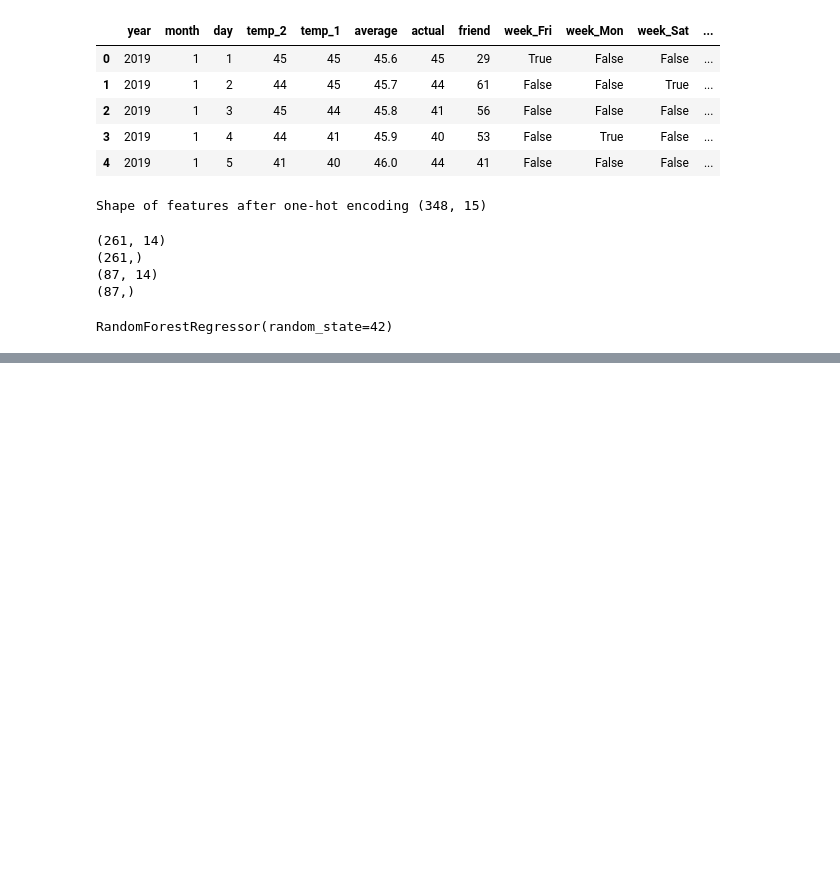
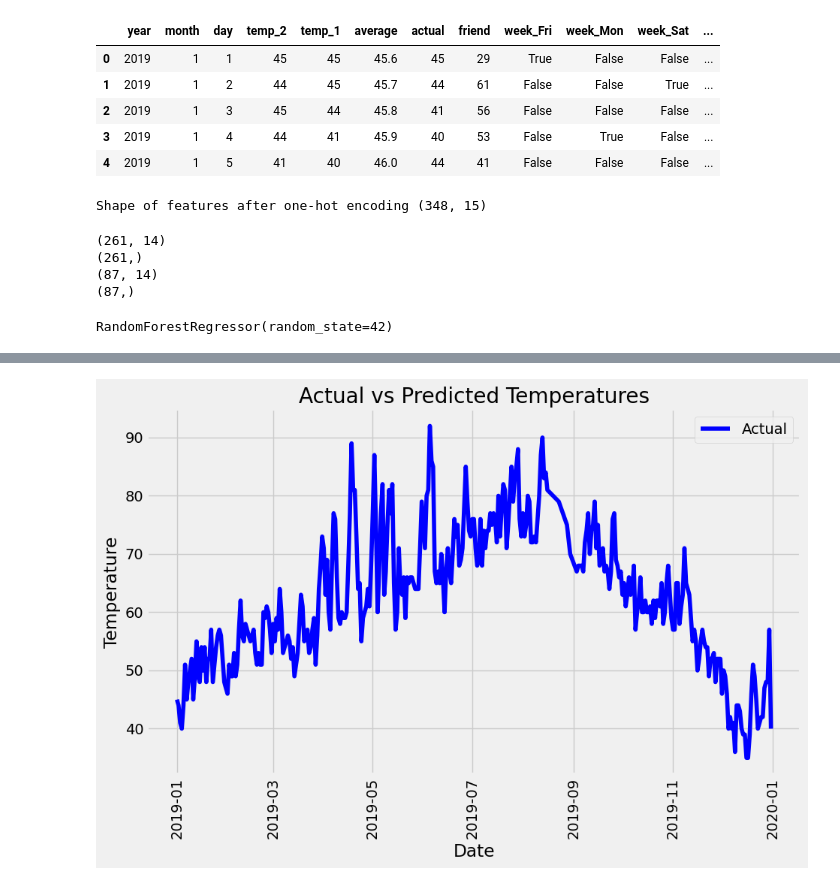
Before and after one commit to anmolS-1104/SML, a Jupyter notebook: SML /Exp 10/part 2.ipynb, the cells around one changed output, grey strips where cells are left out. Drawn from its saved outputs; the diff is of its cells as text; code cells hidden in the pictures; blank space fills up the shorter version.

```diff
--- a/SML /Exp 10/part 2.ipynb
+++ b/SML /Exp 10/part 2.ipynb
@@ -95,0 +148,32 @@ ModuleNotFoundError: No module named 'pydot'
+# %%
+import datetime
+
+months = df[:,df_list.index('month')]
+days = df[:,df_list.index('day')]
+years = df[:,df_list.index('year')]
+
+dates = [str(int(year)) + '-' + str(int(month)) + '-' + str(int(day)) for year, month, day in zip(years, months, days)]
+dates = [datetime.datetime.strptime(date, '%Y-%m-%d') for date in dates]
+
+true_data = pd.DataFrame(data = {'date': dates, 'actual': labels})
+
+months_test = test_features[:, df_list.index('month')]
+days_test = test_features[:, df_list.index('day')]
+years_test = test_features[:, df_list.index('year')]
+
+dates_test = [str(int(year)) + '-' + str(int(month)) + '-' + str(int(day)) for year, month, day in zip(years_test, months_test, days_test)]
+dates_test = [datetime.datetime.strptime(date, '%Y-%m-%d') for date in dates_test]
+
+predicted_data = pd.DataFrame(data={'date': dates_test, 'predicted': prediction})
+# %%
+#plot the actual values
+plt.figure(figsize=(10, 6))
+plt.plot(true_data['date'], true_data['actual'], 'b-',label='Actual')
+plt.xlabel('Date')
+plt.ylabel('Temperature')
+plt.title('Actual vs Predicted Temperatures')
+plt.xticks(rotation='vertical')
+plt.legend()
+plt.show()
+# %% [output]
+[figure, added]
```
Also changed, not shown: parts of 6 cells of this notebook, 4 other files.
